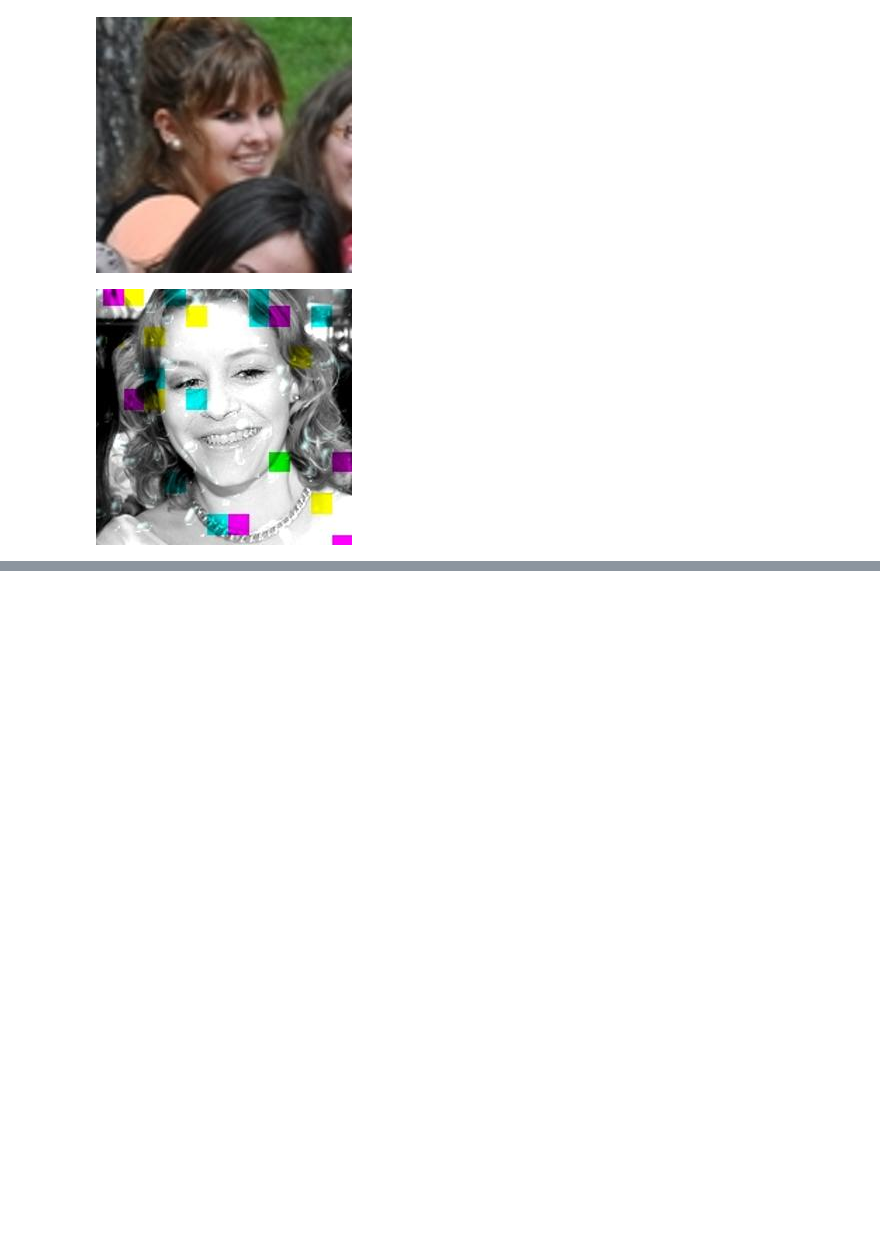
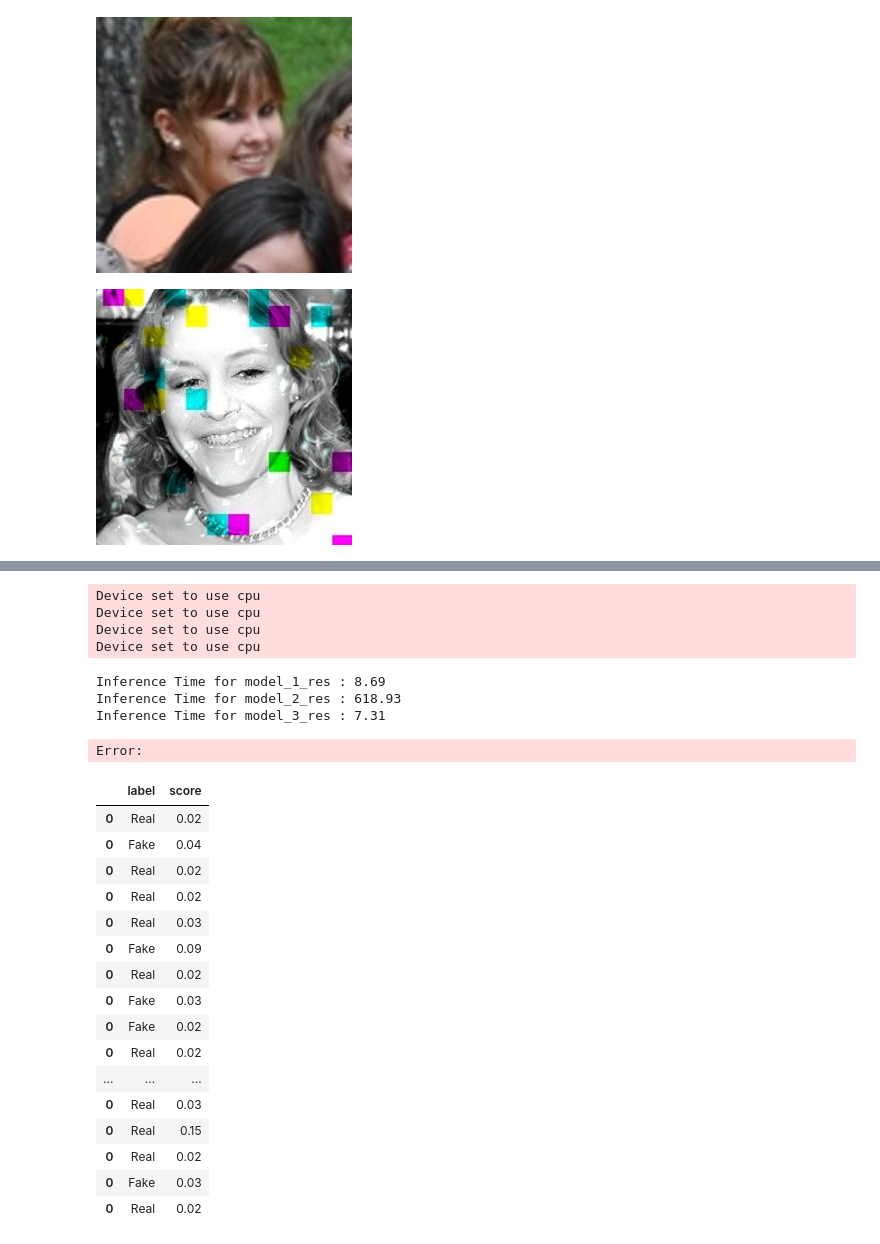
Before and after one commit to WulfNovak/deepfake_detection, a Jupyter notebook: runpod_deepfake_detection.ipynb, the cells around one changed output, grey strips where cells are left out. Cells and saved outputs as stored; diff of their text form; code cells hidden in the pictures; blank space fills up the shorter version.

```diff
--- a/runpod_deepfake_detection.ipynb
+++ b/runpod_deepfake_detection.ipynb
@@ -52,3 +73,7 @@ for i in range(preview_num):
 [figure]
 [figure]
 [figure]
+# %%
+# How to select optimal quantization method?
+model = AutoModel.from_pretrained("prithivMLmods/Deep-Fake-Detector-Model", torch_dtype='auto') # plus quanitization config
+model.dtype
@@ -54,0 +84,16 @@ for i in range(preview_num):
+# %%
+%%capture
+
+#deepfake_detection = pipeline("image-classification", model="prithivMLmods/Deep-Fake-Detector-Model", device='cuda', use_fast=True);
+#deepfake_detection16 = pipeline("image-classification", model="prithivMLmods/Deep-Fake-Detector-Model", device='cuda', use_fast=True, torch_dtype='torch.float16');  # auto selects float32
+#deepfake_detection32 = pipeline("image-classification", model="prithivMLmods/Deep-Fake-Detector-Model", device='cuda', use_fast=True, torch_dtype='torch.float32');
+
+deepfake_detection = pipeline("image-classification", model="prithivMLmods/Deep-Fake-Detector-Model", use_fast=True);  # low_cpu_mem_usage=True # what does 'auto' select?
+deepfake_detection16 = pipeline("image-classification", model="prithivMLmods/Deep-Fake-Detector-Model", use_fast=True, torch_dtype=torch.float16);
+deepfake_detection32 = pipeline("image-classification", model="prithivMLmods/Deep-Fake-Detector-Model", use_fast=True, torch_dtype=torch.float32); # auto selects float32
+deepfake_detection64 = pipeline("image-classification", model="prithivMLmods/Deep-Fake-Detector-Model", use_fast=True, torch_dtype=torch.float64);
+# %% [output]
+Device set to use cpu
+Device set to use cpu
+Device set to use cpu
+Device set to use cpu
@@ -54,0 +116,8 @@ for i in range(preview_num):
+# %%
+for i in range(len(results.keys())):
+    print('Inference Time for', list(results.keys())[i], ':', run_times[i])
+# %% [output]
+Inference Time for model_1_res : 8.69
+Inference Time for model_2_res : 618.93
+Inference Time for model_3_res : 7.31
+Error:
@@ -54,0 +132,30 @@ for i in range(preview_num):
+# %%
+# solve this, then message Kae about coworking,
+import pandas as pd
+import numpy as np
+m_result = list(results.items())[0][1]
+
+res = pd.DataFrame()
+for j in range(len(m_result)):
+    join = pd.DataFrame({'label': [m_result[j][1]['label']], 'score': [round(m_result[j][1]['score'], 5)]})
+    res = pd.concat([res, join])
+
+res
+# %% [output]
+|  | label | score |
+| 0 | Real | 0.02 |
+| 0 | Fake | 0.04 |
+| 0 | Real | 0.02 |
+| 0 | Real | 0.02 |
+| 0 | Real | 0.03 |
+| 0 | Fake | 0.09 |
+| 0 | Real | 0.02 |
+| 0 | Fake | 0.03 |
+| 0 | Fake | 0.02 |
+| 0 | Real | 0.02 |
+| ... | ... | ... |
+| 0 | Real | 0.03 |
+| 0 | Real | 0.15 |
+| 0 | Real | 0.02 |
+| 0 | Fake | 0.03 |
+| 0 | Real | 0.02 |
```
Also changed, not shown: parts of 21 cells of this notebook.
